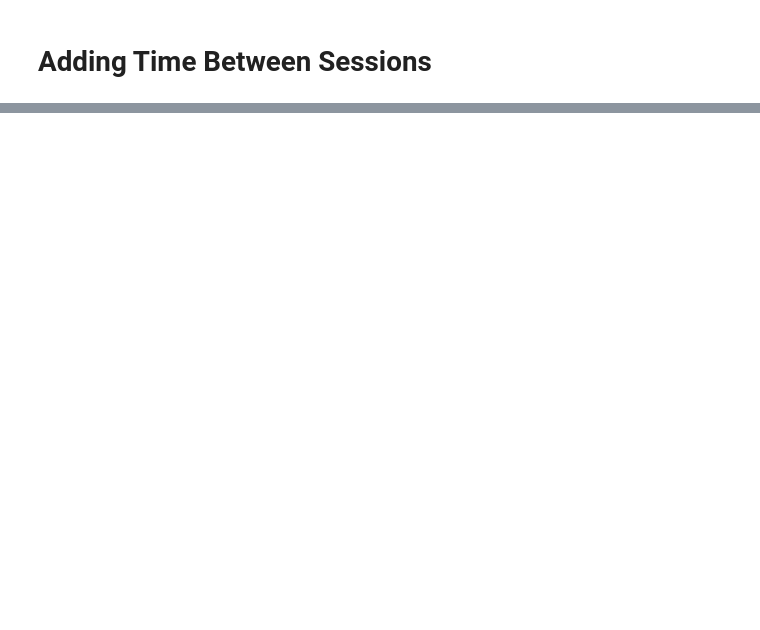
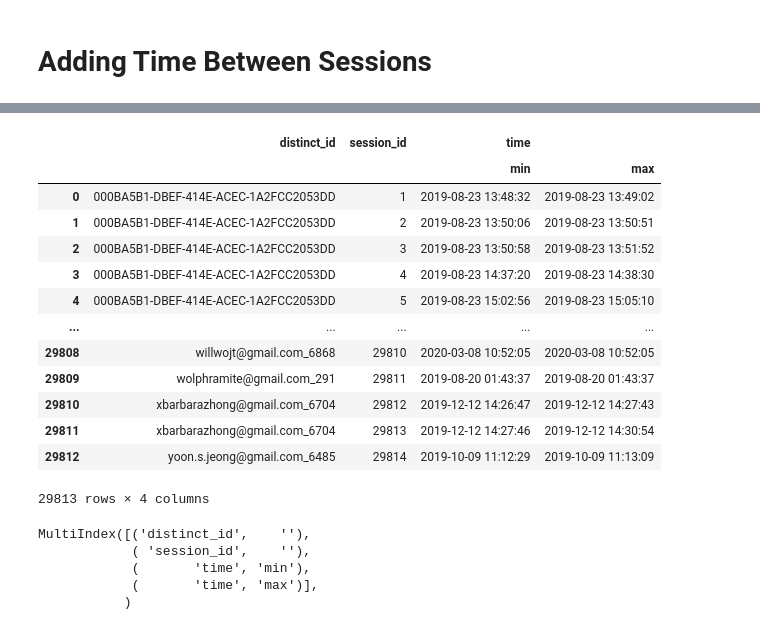
Before and after one commit to prkrishnan1/Simmer_DSS_SP20_Project_1, a Jupyter notebook: Metrics_Charles.ipynb, the cells around one changed output, grey strips where cells are left out. Saved outputs shown, nothing was run; the diff lists cells and outputs as text; code cells hidden in the pictures; blank space fills up the shorter version.

```diff
--- a/Metrics_Charles.ipynb
+++ b/Metrics_Charles.ipynb
@@ -100,0 +64,26 @@ Index(['name_x', 'distinct_id', 'time', 'ae_session_length', 'city', 'region',
+# %%
+grouped = data.loc[data['session_id'] != -1].groupby(['distinct_id', 'session_id'], as_index=False).agg({'time' : ['min', 'max']})
+grouped
+# %% [output]
+|  | distinct_id | session_id | time |  |
+|  |  |  | min | max |
+| 0 | 000BA5B1-DBEF-414E-ACEC-1A2FCC2053DD | 1 | 2019-08-23 13:48:32 | 2019-08-23 13:49:02 |
+| 1 | 000BA5B1-DBEF-414E-ACEC-1A2FCC2053DD | 2 | 2019-08-23 13:50:06 | 2019-08-23 13:50:51 |
+| 2 | 000BA5B1-DBEF-414E-ACEC-1A2FCC2053DD | 3 | 2019-08-23 13:50:58 | 2019-08-23 13:51:52 |
+| 3 | 000BA5B1-DBEF-414E-ACEC-1A2FCC2053DD | 4 | 2019-08-23 14:37:20 | 2019-08-23 14:38:30 |
+| 4 | 000BA5B1-DBEF-414E-ACEC-1A2FCC2053DD | 5 | 2019-08-23 15:02:56 | 2019-08-23 15:05:10 |
+| ... | ... | ... | ... | ... |
+| 29808 | willwojt@gmail.com_6868 | 29810 | 2020-03-08 10:52:05 | 2020-03-08 10:52:05 |
+| 29809 | wolphramite@gmail.com_291 | 29811 | 2019-08-20 01:43:37 | 2019-08-20 01:43:37 |
+| 29810 | xbarbarazhong@gmail.com_6704 | 29812 | 2019-12-12 14:26:47 | 2019-12-12 14:27:43 |
+| 29811 | xbarbarazhong@gmail.com_6704 | 29813 | 2019-12-12 14:27:46 | 2019-12-12 14:30:54 |
+| 29812 | yoon.s.jeong@gmail.com_6485 | 29814 | 2019-10-09 11:12:29 | 2019-10-09 11:13:09 |
+29813 rows × 4 columns
+# %%
+grouped.columns
+# %% [output]
+MultiIndex([('distinct_id',    ''),
+            ( 'session_id',    ''),
+            (       'time', 'min'),
+            (       'time', 'max')],
+           )
```
Also changed, not shown: parts of 10 cells of this notebook, 1 other file.
